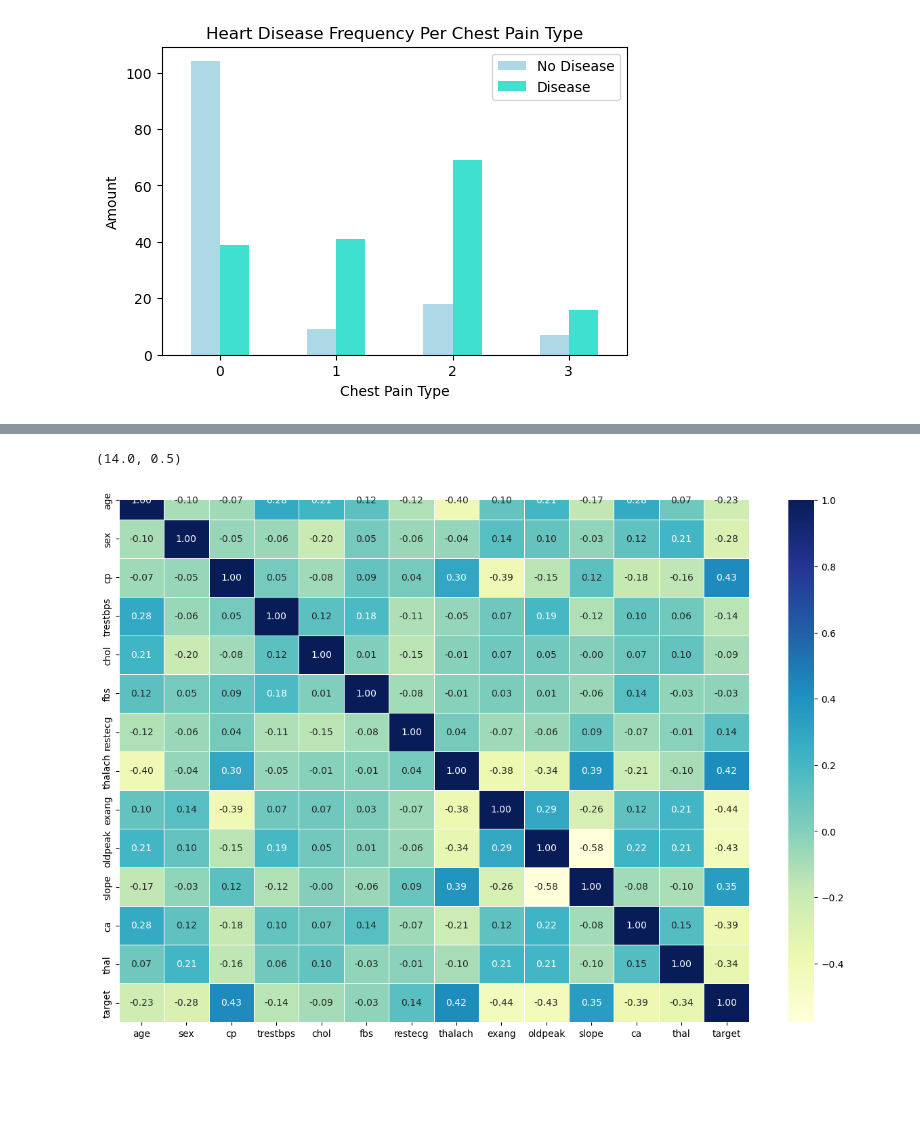
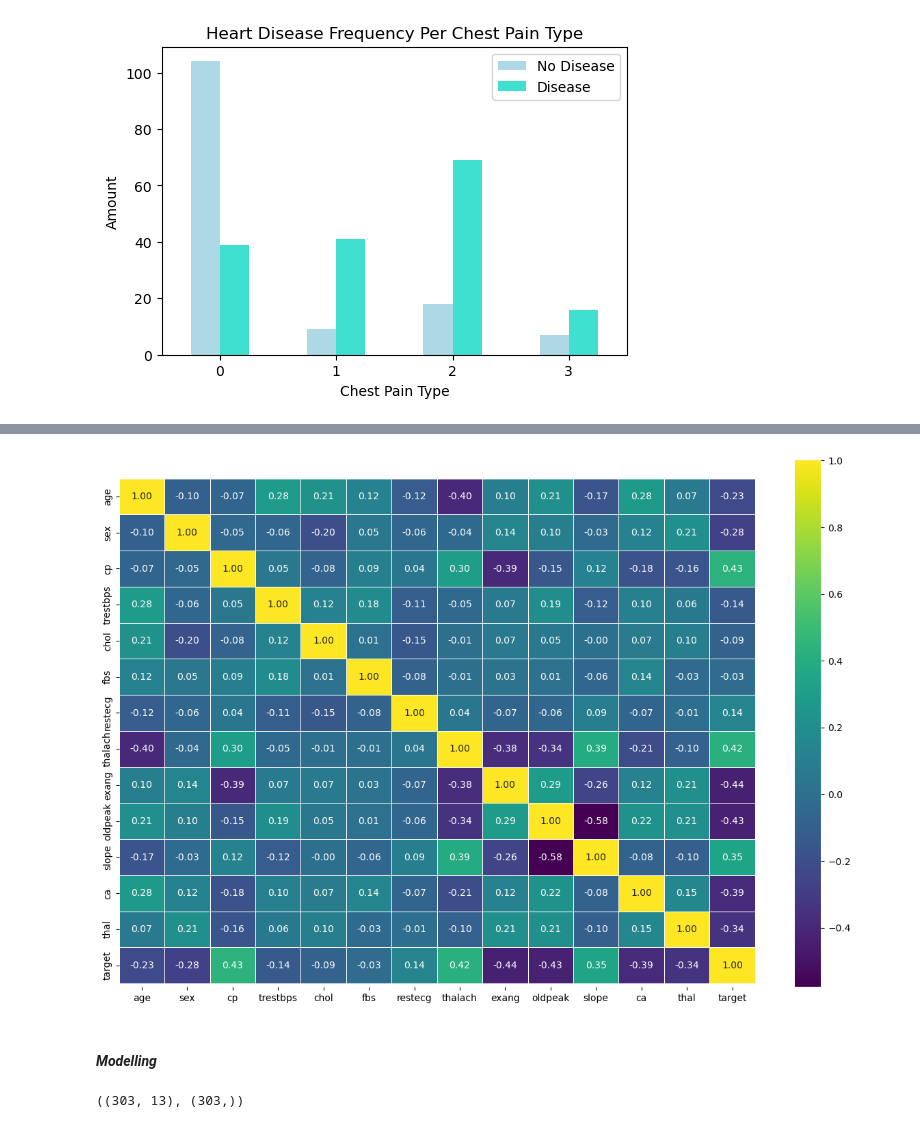
Before and after one commit to FerPicado/Machine-Learning-Bootcamp, a Jupyter notebook: Deep-Learning-PyTorch/Machine-Learning-with-PyTorch-and-Scikit-Learn/projects/online-courses/project-02/src/main.ipynb, the cells around one changed output, grey strips where cells are left out. Saved outputs shown, nothing was run; the diff lists cells and outputs as text; code cells hidden in the pictures; blank space fills up the shorter version.

```diff
--- a/Deep-Learning-PyTorch/Machine-Learning-with-PyTorch-and-Scikit-Learn/projects/online-courses/project-02/src/main.ipynb
+++ b/Deep-Learning-PyTorch/Machine-Learning-with-PyTorch-and-Scikit-Learn/projects/online-courses/project-02/src/main.ipynb
@@ -279,19 +272,20 @@ df.corr()
 # %%
 # Let's make our correlation matrix a little prettier
 corr_matrix = df.corr()
 
-fig, ax = plt.subplots(figsize=(15,10))
+fig, ax = plt.subplots(figsize=(15,10));
 
 ax = sns.heatmap(
     corr_matrix,
     annot= True,
     linewidths=0.5,
     fmt=".2f",
-    cmap="YlGnBu"
+    cmap="viridis"
 );
 
-bottom, top = ax.get_ylim()
-ax.set_ylim(bottom, + 0.5, top - 0.5)
+bottom, top = ax.get_ylim();
+ax.set_ylim(bottom + 0.1, top - 0.5);
 # %% [output]
-(14.0, 0.5)
-[figure, old version]
+[figure, new version]
+# %% [markdown]
+#### ***Modelling***
@@ -297,0 +297,4 @@ ax.set_ylim(bottom, + 0.5, top - 0.5)
+# %%
+X.shape, y.shape
+# %% [output]
+((303, 13), (303,))
```
Also changed, not shown: parts of 16 cells of this notebook.
